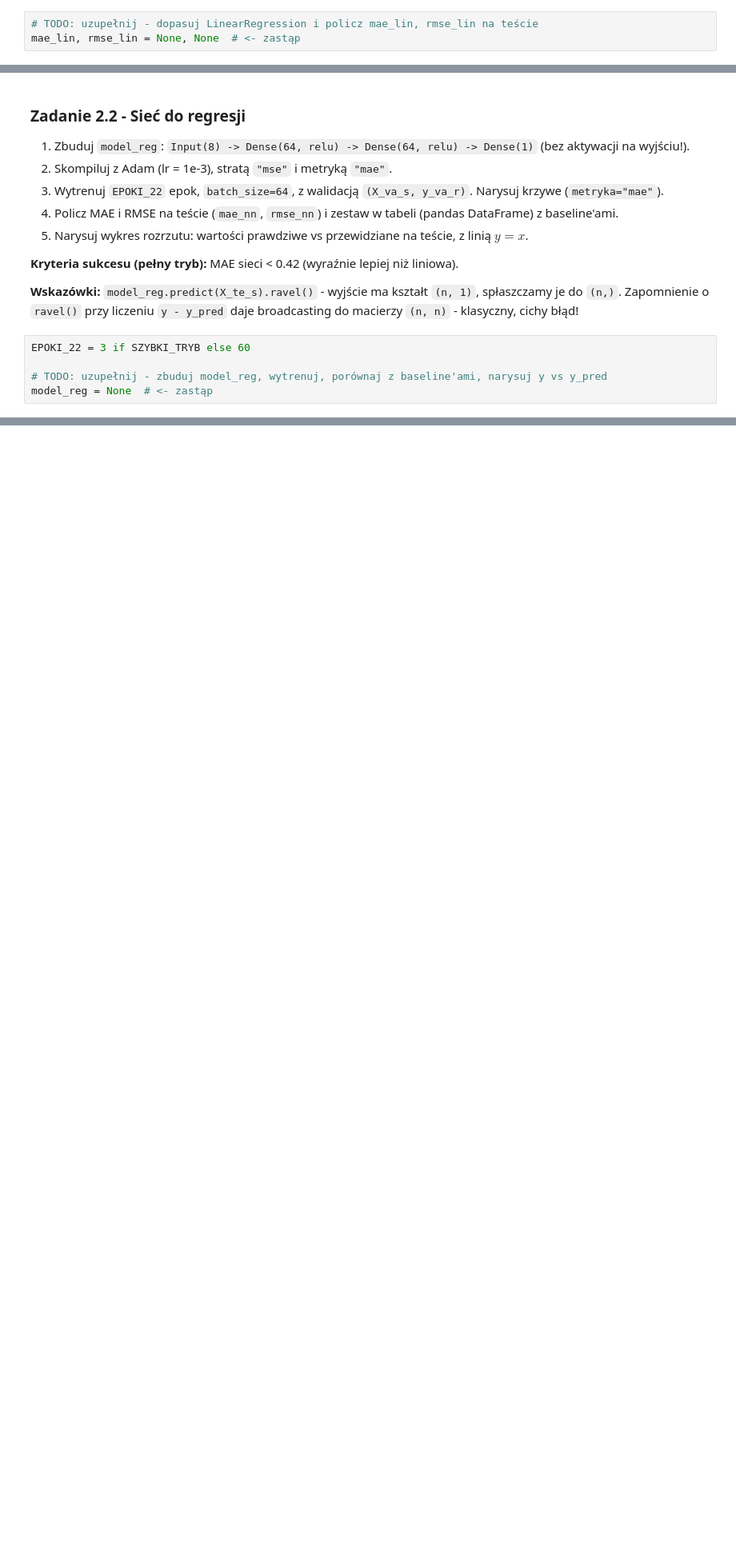
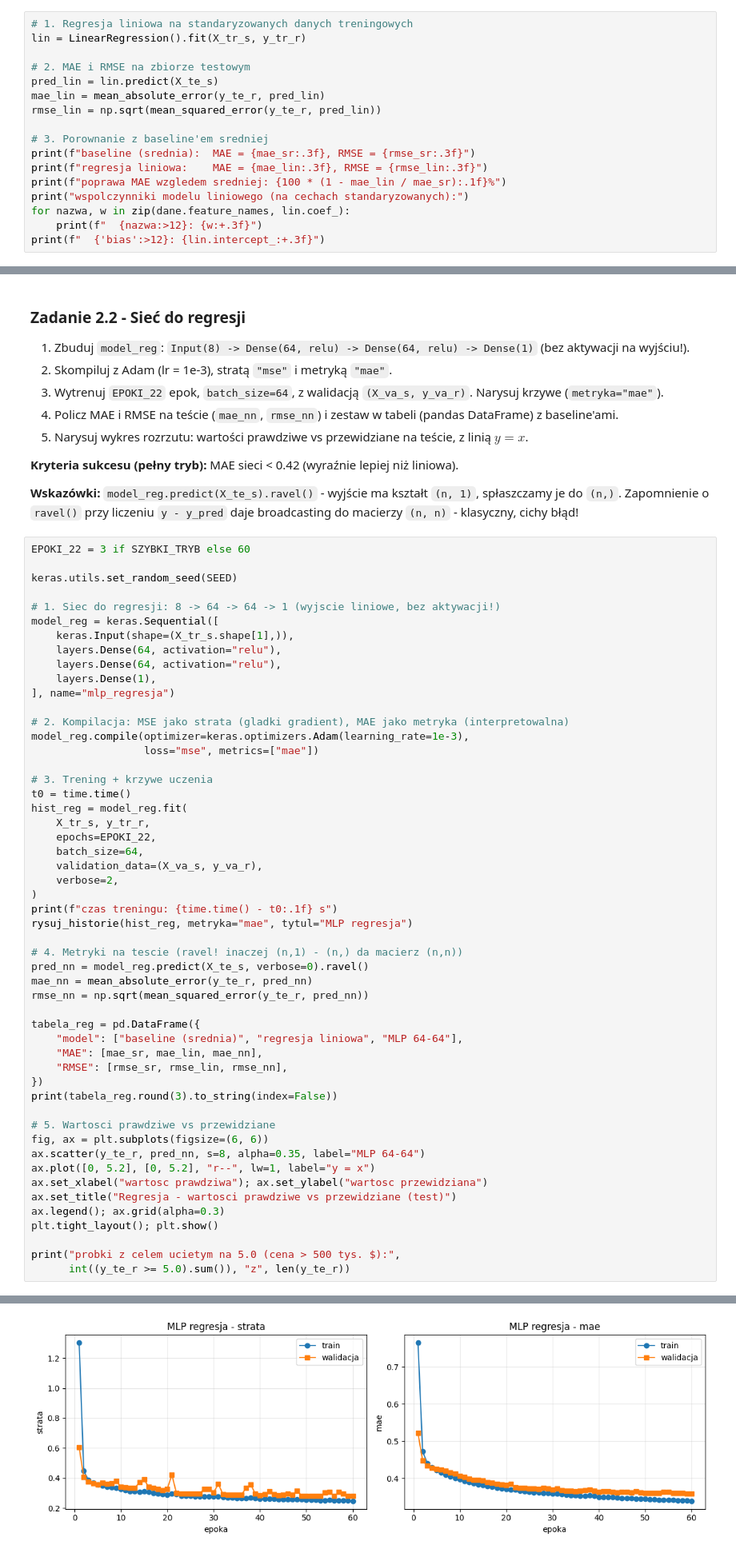
Before and after one commit to RJC2001/Uczenie-g-bokie-i-jego-zastosowania, a Jupyter notebook: 88274_LAB/Lab03_Keras_klasyfikacja_regresja.ipynb, the cells around one changed output, grey strips where cells are left out. Shown at 80% size. Drawn from its saved outputs; the diff is of its cells as text; blank space fills up the shorter version.

```diff
--- a/88274_LAB/Lab03_Keras_klasyfikacja_regresja.ipynb
+++ b/88274_LAB/Lab03_Keras_klasyfikacja_regresja.ipynb
@@ -357,5 +563,19 @@ Mocniejszym punktem odniesienia jest **regresja liniowa** (klasyczny model ML, W
 
 **Kryteria sukcesu (pełny tryb):** MAE regresji liniowej ok. 0.53, wyraźnie mniej niż baseline średniej (ok. 0.9).
 # %%
-# TODO: uzupełnij - dopasuj LinearRegression i policz mae_lin, rmse_lin na teście
-mae_lin, rmse_lin = None, None  # <- zastąp
+# 1. Regresja liniowa na standaryzowanych danych treningowych
+lin = LinearRegression().fit(X_tr_s, y_tr_r)
+
+# 2. MAE i RMSE na zbiorze testowym
+pred_lin = lin.predict(X_te_s)
+mae_lin = mean_absolute_error(y_te_r, pred_lin)
+rmse_lin = np.sqrt(mean_squared_error(y_te_r, pred_lin))
+
+# 3. Porownanie z baseline'em sredniej
+print(f"baseline (srednia):  MAE = {mae_sr:.3f}, RMSE = {rmse_sr:.3f}")
+print(f"regresja liniowa:    MAE = {mae_lin:.3f}, RMSE = {rmse_lin:.3f}")
+print(f"poprawa MAE wzgledem sredniej: {100 * (1 - mae_lin / mae_sr):.1f}%")
+print("wspolczynniki modelu liniowego (na cechach standaryzowanych):")
+for nazwa, w in zip(dane.feature_names, lin.coef_):
+    print(f"  {nazwa:>12}: {w:+.3f}")
+print(f"  {'bias':>12}: {lin.intercept_:+.3f}")
@@ -374,5 +608,53 @@ mae_lin, rmse_lin = None, None  # <- zastąp
 # %%
 EPOKI_22 = 3 if SZYBKI_TRYB else 60
 
-# TODO: uzupełnij - zbuduj model_reg, wytrenuj, porównaj z baseline'ami, narysuj y vs y_pred
-model_reg = None  # <- zastąp
+keras.utils.set_random_seed(SEED)
+
+# 1. Siec do regresji: 8 -> 64 -> 64 -> 1 (wyjscie liniowe, bez aktywacji!)
+model_reg = keras.Sequential([
+    keras.Input(shape=(X_tr_s.shape[1],)),
+    layers.Dense(64, activation="relu"),
+    layers.Dense(64, activation="relu"),
+    layers.Dense(1),
+], name="mlp_regresja")
+
+# 2. Kompilacja: MSE jako strata (gladki gradient), MAE jako metryka (interpretowalna)
+model_reg.compile(optimizer=keras.optimizers.Adam(learning_rate=1e-3),
+                  loss="mse", metrics=["mae"])
+
+# 3. Trening + krzywe uczenia
+t0 = time.time()
+hist_reg = model_reg.fit(
+    X_tr_s, y_tr_r,
+    epochs=EPOKI_22,
+    batch_size=64,
+    validation_data=(X_va_s, y_va_r),
+    verbose=2,
+)
+print(f"czas treningu: {time.time() - t0:.1f} s")
+rysuj_historie(hist_reg, metryka="mae", tytul="MLP regresja")
+
+# 4. Metryki na tescie (ravel! inaczej (n,1) - (n,) da macierz (n,n))
+pred_nn = model_reg.predict(X_te_s, verbose=0).ravel()
+mae_nn = mean_absolute_error(y_te_r, pred_nn)
+rmse_nn = np.sqrt(mean_squared_error(y_te_r, pred_nn))
+
+tabela_reg = pd.DataFrame({
+    "model": ["baseline (srednia)", "regresja liniowa", "MLP 64-64"],
+    "MAE": [mae_sr, mae_lin, mae_nn],
+    "RMSE": [rmse_sr, rmse_lin, rmse_nn],
+})
+print(tabela_reg.round(3).to_string(index=False))
+
+# 5. Wartosci prawdziwe vs przewidziane
+fig, ax = plt.subplots(figsize=(6, 6))
+ax.scatter(y_te_r, pred_nn, s=8, alpha=0.35, label="MLP 64-64")
+ax.plot([0, 5.2], [0, 5.2], "r--", lw=1, label="y = x")
+ax.set_xlabel("wartosc prawdziwa"); ax.set_ylabel("wartosc przewidziana")
+ax.set_title("Regresja - wartosci prawdziwe vs przewidziane (test)")
+ax.legend(); ax.grid(alpha=0.3)
+plt.tight_layout(); plt.show()
+
+print("probki z celem ucietym na 5.0 (cena > 500 tys. $):",
+      int((y_te_r >= 5.0).sum()), "z", len(y_te_r))
+# %% [output]
@@ -378,0 +678 @@ model_reg = None  # <- zastąp
+[figure, added]
```
Also changed, not shown: parts of 28 cells of this notebook, 21 other files.
